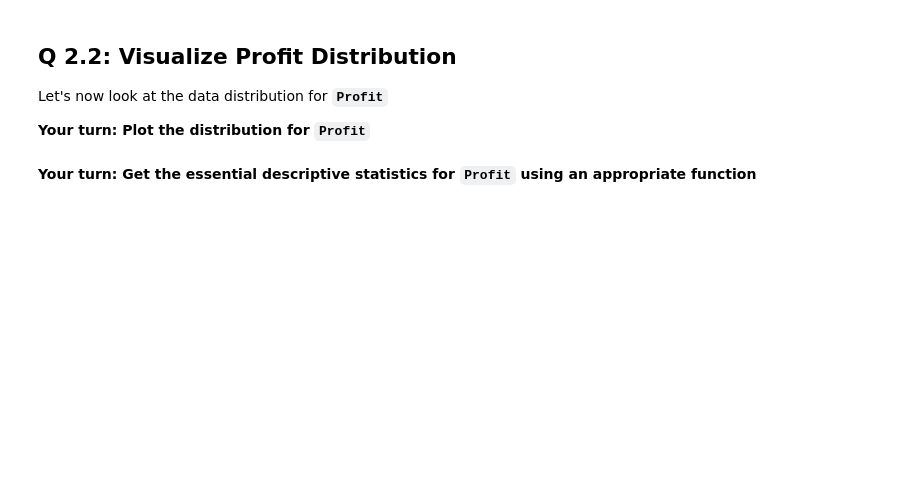
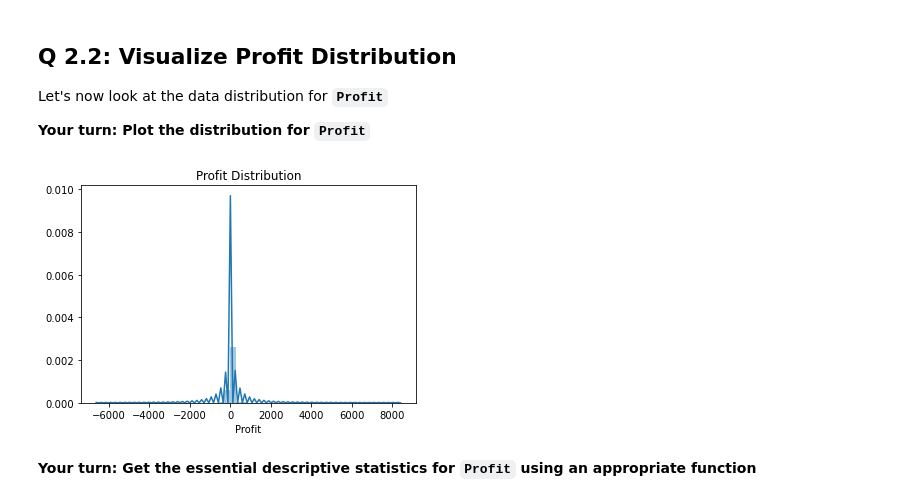
Before and after one commit to NISHANTH-PAPARAJU/SpringBoard, a Jupyter notebook: 98-Mini_Projects/mec-16.4.1-anomaly-detection-mini-project/Mini_Project_Anomaly_Detection.ipynb, the cells around one changed output. Drawn from its saved outputs; the diff is of its cells as text; code cells hidden in the pictures; blank space fills up the shorter version.

```diff
--- a/98-Mini_Projects/mec-16.4.1-anomaly-detection-mini-project/Mini_Project_Anomaly_Detection.ipynb
+++ b/98-Mini_Projects/mec-16.4.1-anomaly-detection-mini-project/Mini_Project_Anomaly_Detection.ipynb
@@ -84,2 +125,7 @@ __Your turn: Plot the distribution for `Profit`__
+# %%
+sns.distplot(df['Profit'])
+plt.title("Profit Distribution");
+# %% [output]
+[figure, added]
 # %% [markdown]
 __Your turn: Get the essential descriptive statistics for `Profit` using an appropriate function__
```
Also changed, not shown: parts of 57 cells of this notebook.
